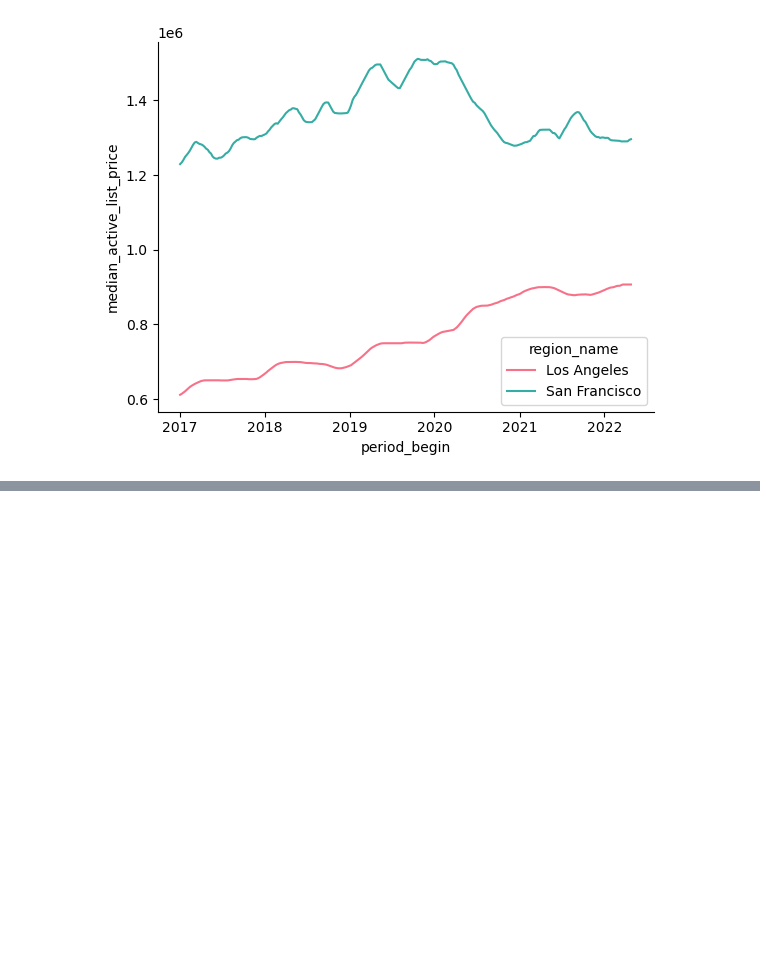
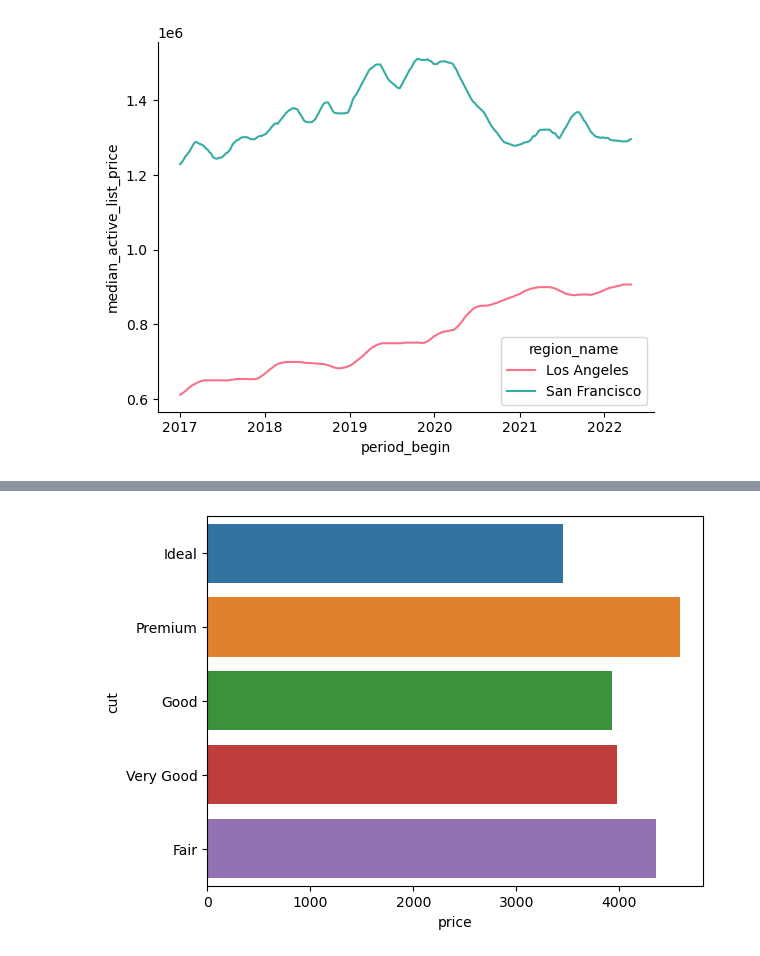
Before and after one commit to ParvezShahShaik/analyzing_global_coffee_market, a Jupyter notebook: Seaborn Library Fundamentals.ipynb, the cells around one changed output, grey strips where cells are left out. Cells and saved outputs as stored; diff of their text form; code cells hidden in the pictures; blank space fills up the shorter version.

```diff
--- a/Seaborn Library Fundamentals.ipynb
+++ b/Seaborn Library Fundamentals.ipynb
@@ -79,0 +101,9 @@ sns.despine()
+# %%
+sns.barplot(
+            x="price",
+            y="cut",
+            data=diamonds,
+            ci=None
+           );
+# %% [output]
+[figure, added]
```
Also changed, not shown: parts of 30 cells of this notebook.
